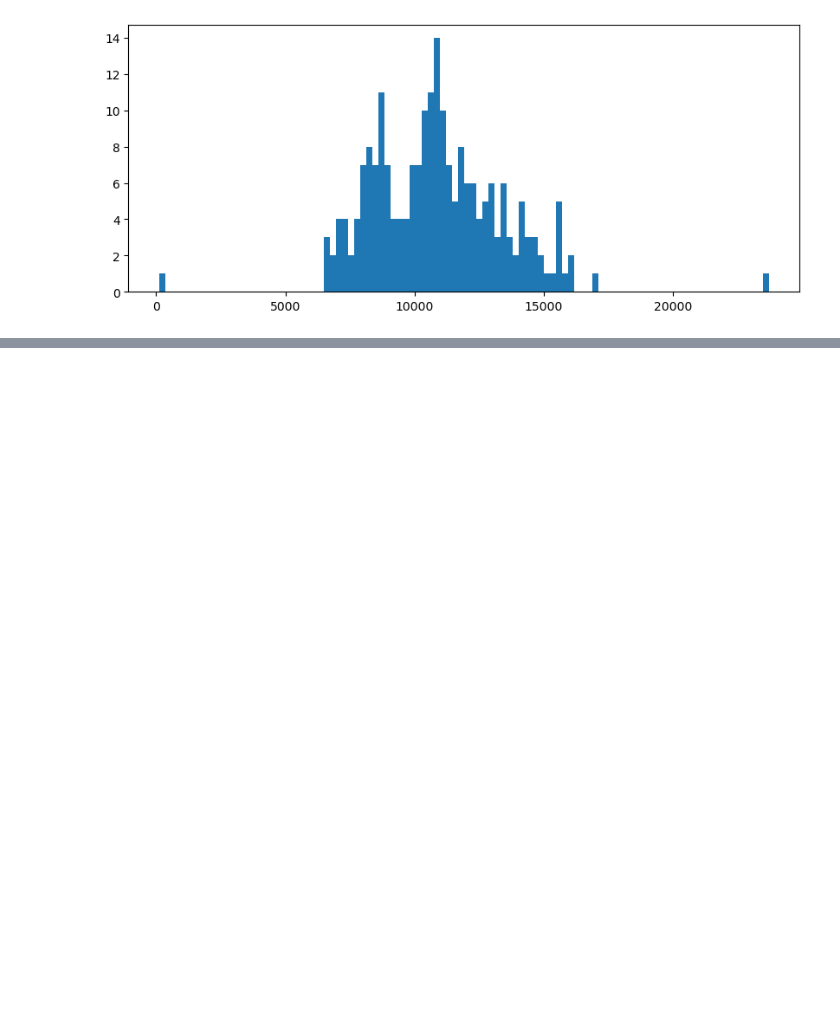
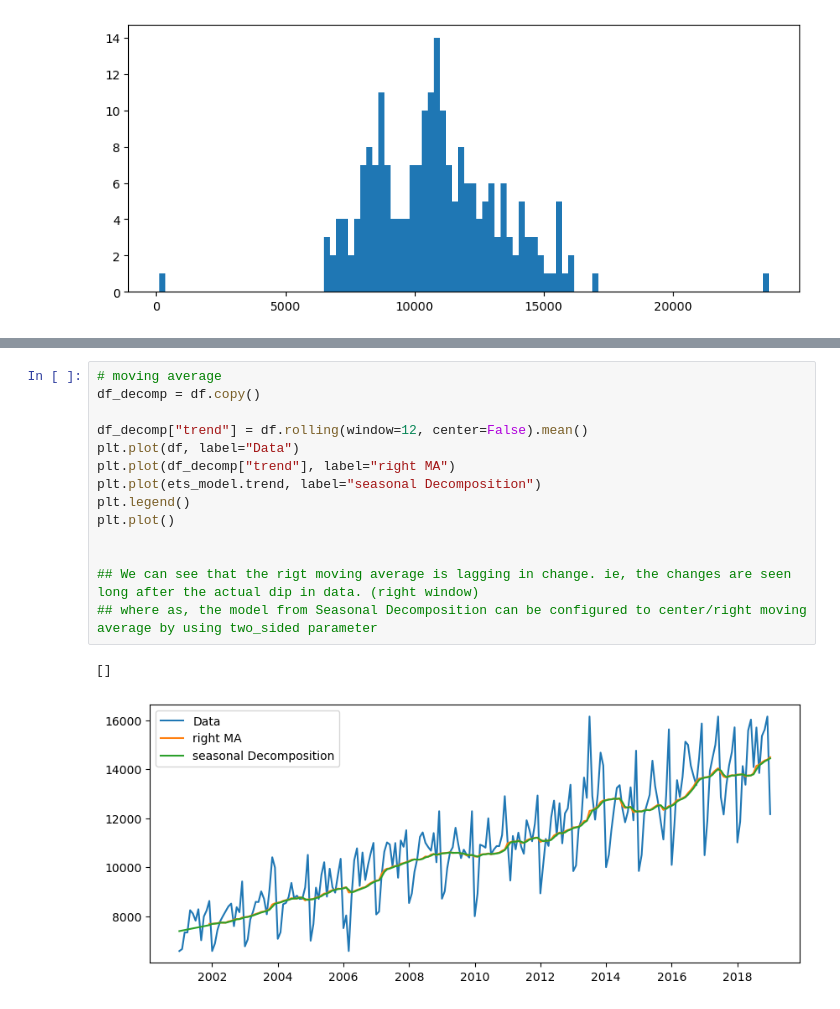
Before and after one commit to im-miracle/mobileSales_Forecasr, a Jupyter notebook: mobileSalesAnalysis/TimeSeriesAnalysis.ipynb, the cells around one changed output, grey strips where cells are left out. Cells and saved outputs as stored; diff of their text form; blank space fills up the shorter version.

```diff
--- a/mobileSalesAnalysis/TimeSeriesAnalysis.ipynb
+++ b/mobileSalesAnalysis/TimeSeriesAnalysis.ipynb
@@ -119,0 +157,17 @@ plt.plot(df["Sales"])
+# %%
+# moving average
+df_decomp = df.copy()
+
+df_decomp["trend"] = df.rolling(window=12, center=False).mean()
+plt.plot(df, label="Data")
+plt.plot(df_decomp["trend"], label="right MA")
+plt.plot(ets_model.trend, label="seasonal Decomposition")
+plt.legend()
+plt.plot()
+
+
+## We can see that the rigt moving average is lagging in change. ie, the changes are seen long after the actual dip in data. (right window)
+## where as, the model from Seasonal Decomposition can be configured to center/right moving average by using two_sided parameter
+# %% [output]
+[]
+[figure, added]
```
Also changed, not shown: parts of 26 cells of this notebook.
